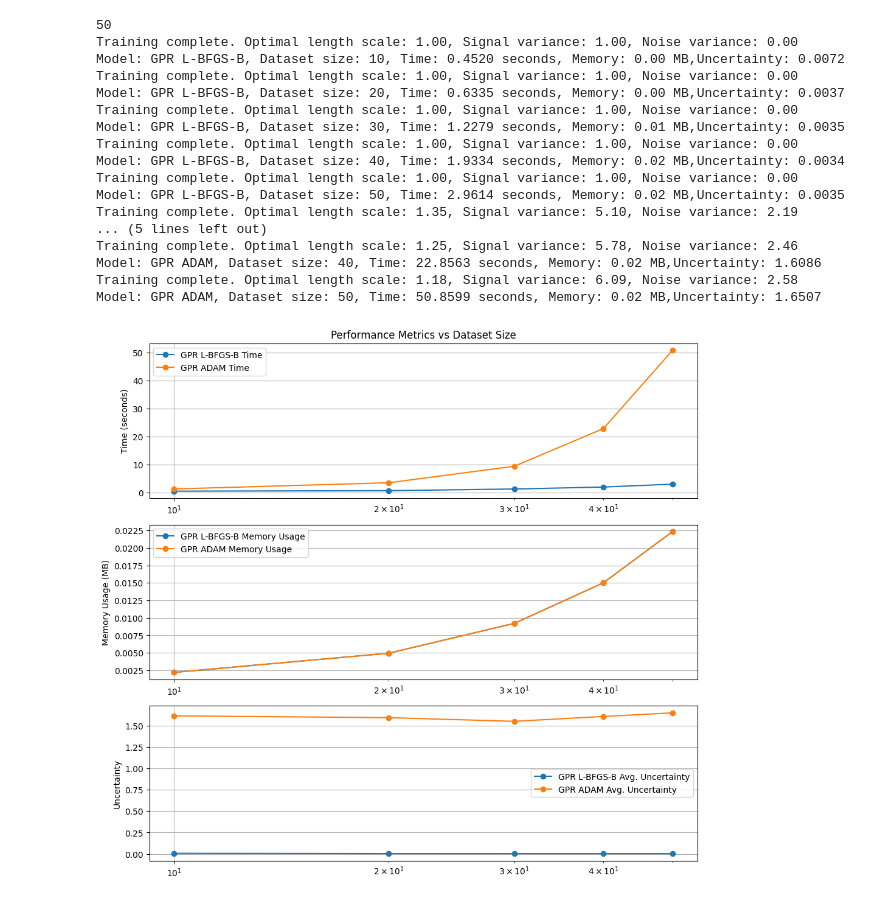
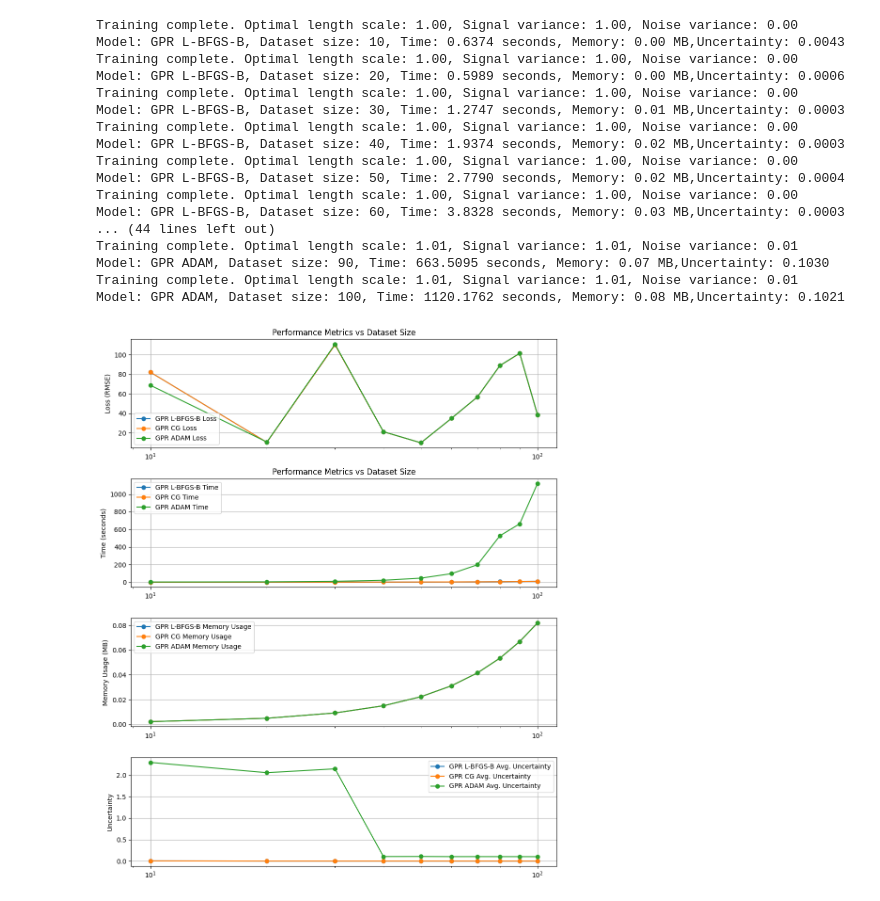
Before and after one commit to TDGB02/Gaussian-Process-Models, a Jupyter notebook: GP_Comparison_Program.ipynb, the cells around one changed output. Cells and saved outputs as stored; diff of their text form; code cells hidden in the pictures.

```diff
--- a/GP_Comparison_Program.ipynb
+++ b/GP_Comparison_Program.ipynb
@@ -101,27 +101,28 @@ def run_comparison(max_samples, models_kernels):
     start = 10
     step = 10
     dataset_sizes = np.arange(start, max_samples + 1, step)
-    print(max(dataset_sizes))
 
     # Dictionary to store results for each model
     results = {
+        'loss_history': {},
         'times': {},
         'uncertainties': {},
         'memory_usages': {},
-        'iterations': {}
     }
 
     # Loop over each model and its kernel
     for model_name, optim_method in models_kernels:
+        loss_history = []
         times = []
         uncertainties = []
         memory_usages = []
-        iterations = []
+
+
 
         for idx, size in enumerate(dataset_sizes):
             rmse, avg_uncertainty, time_taken = train_and_evaluate_gp(size, model_name, optim_method)
+            loss_history.append(rmse)
             memory = estimate_memory_usage(n_samples=size, n_features=n_features, model_type=model_name, n_inducing=0.1*size)
-
             uncertainties.append(avg_uncertainty)
             times.append(time_taken)
             memory_usages.append(memory)
@@ -134,13 +135,23 @@ def run_comparison(max_samples, models_kernels):
         results['times'][name] = times
         results['uncertainties'][name] = uncertainties
         results['memory_usages'][name] = memory_usages
-
+        results['loss_history'][name] = loss_history
 
     # Plotting the results
     plt.figure(figsize=(10, 12))
+    # Loss plot
+
+    plt.subplot(4, 1, 1)
+    for name in results['loss_history']:
+        plt.plot(dataset_sizes, results['loss_history'][name], 'o-', label=f'{name} Loss')
+    plt.title('Performance Metrics vs Dataset Size')
+    plt.ylabel('Loss (RMSE)')
+    plt.xscale('log')
+    plt.grid(True)
+    plt.legend()
 
     # Time Plot
-    plt.subplot(4, 1, 1)
+    plt.subplot(4, 1, 2)
     for name in results['times']:
         plt.plot(dataset_sizes, results['times'][name], 'o-', label=f'{name} Time')
     plt.title('Performance Metrics vs Dataset Size')
@@ -150,7 +161,7 @@ def run_comparison(max_samples, models_kernels):
     plt.legend()
 
     # Memory Usage Plot
-    plt.subplot(4, 1, 2)
+    plt.subplot(4, 1, 3)
     for name in results['memory_usages']:
         plt.plot(dataset_sizes, results['memory_usages'][name], 'o-', label=f'{name} Memory Usage')
     plt.ylabel('Memory Usage (MB)')
@@ -159,7 +170,7 @@ def run_comparison(max_samples, models_kernels):
     plt.legend()
 
     # Uncertainty Plot
-    plt.subplot(4, 1, 3)
+    plt.subplot(4, 1, 4)
     for name in results['uncertainties']:
         plt.plot(dataset_sizes, results['uncertainties'][name], 'o-', label=f'{name} Avg. Uncertainty')
     plt.ylabel('Uncertainty')
@@ -174,27 +185,28 @@ def run_comparison(max_samples, models_kernels):
 # %%
 models_kernels = [
     ("GPR", "L-BFGS-B"),
+    ("GPR", "CG"),
     ("GPR", "ADAM")
 
 ]
 # Run the comparison for these models
-run_comparison(max_samples=50, models_kernels=models_kernels)
+run_comparison(max_samples=100, models_kernels=models_kernels)
 # %% [output]
-50
 Training complete. Optimal length scale: 1.00, Signal variance: 1.00, Noise variance: 0.00
-Model: GPR L-BFGS-B, Dataset size: 10, Time: 0.4520 seconds, Memory: 0.00 MB,Uncertainty: 0.0072
+Model: GPR L-BFGS-B, Dataset size: 10, Time: 0.6374 seconds, Memory: 0.00 MB,Uncertainty: 0.0043
 Training complete. Optimal length scale: 1.00, Signal variance: 1.00, Noise variance: 0.00
-Model: GPR L-BFGS-B, Dataset size: 20, Time: 0.6335 seconds, Memory: 0.00 MB,Uncertainty: 0.0037
+Model: GPR L-BFGS-B, Dataset size: 20, Time: 0.5989 seconds, Memory: 0.00 MB,Uncertainty: 0.0006
 Training complete. Optimal length scale: 1.00, Signal variance: 1.00, Noise variance: 0.00
-Model: GPR L-BFGS-B, Dataset size: 30, Time: 1.2279 seconds, Memory: 0.01 MB,Uncertainty: 0.0035
+Model: GPR L-BFGS-B, Dataset size: 30, Time: 1.2747 seconds, Memory: 0.01 MB,Uncertainty: 0.0003
 Training complete. Optimal length scale: 1.00, Signal variance: 1.00, Noise variance: 0.00
-Model: GPR L-BFGS-B, Dataset size: 40, Time: 1.9334 seconds, Memory: 0.02 MB,Uncertainty: 0.0034
+Model: GPR L-BFGS-B, Dataset size: 40, Time: 1.9374 seconds, Memory: 0.02 MB,Uncertainty: 0.0003
 Training complete. Optimal length scale: 1.00, Signal variance: 1.00, Noise variance: 0.00
-Model: GPR L-BFGS-B, Dataset size: 50, Time: 2.9614 seconds, Memory: 0.02 MB,Uncertainty: 0.0035
-Training complete. Optimal length scale: 1.35, Signal variance: 5.10, Noise variance: 2.19
-... (5 lines left out)
-Training complete. Optimal length scale: 1.25, Signal variance: 5.78, Noise variance: 2.46
-Model: GPR ADAM, Dataset size: 40, Time: 22.8563 seconds, Memory: 0.02 MB,Uncertainty: 1.6086
-Training complete. Optimal length scale: 1.18, Signal variance: 6.09, Noise variance: 2.58
-Model: GPR ADAM, Dataset size: 50, Time: 50.8599 seconds, Memory: 0.02 MB,Uncertainty: 1.6507
+Model: GPR L-BFGS-B, Dataset size: 50, Time: 2.7790 seconds, Memory: 0.02 MB,Uncertainty: 0.0004
+Training complete. Optimal length scale: 1.00, Signal variance: 1.00, Noise variance: 0.00
+Model: GPR L-BFGS-B, Dataset size: 60, Time: 3.8328 seconds, Memory: 0.03 MB,Uncertainty: 0.0003
+... (44 lines left out)
+Training complete. Optimal length scale: 1.01, Signal variance: 1.01, Noise variance: 0.01
+Model: GPR ADAM, Dataset size: 90, Time: 663.5095 seconds, Memory: 0.07 MB,Uncertainty: 0.1030
+Training complete. Optimal length scale: 1.01, Signal variance: 1.01, Noise variance: 0.01
+Model: GPR ADAM, Dataset size: 100, Time: 1120.1762 seconds, Memory: 0.08 MB,Uncertainty: 0.1021
-[figure, old version]
+[figure, new version]
```
Also changed, not shown: parts of 4 cells of this notebook, 1 other file.
